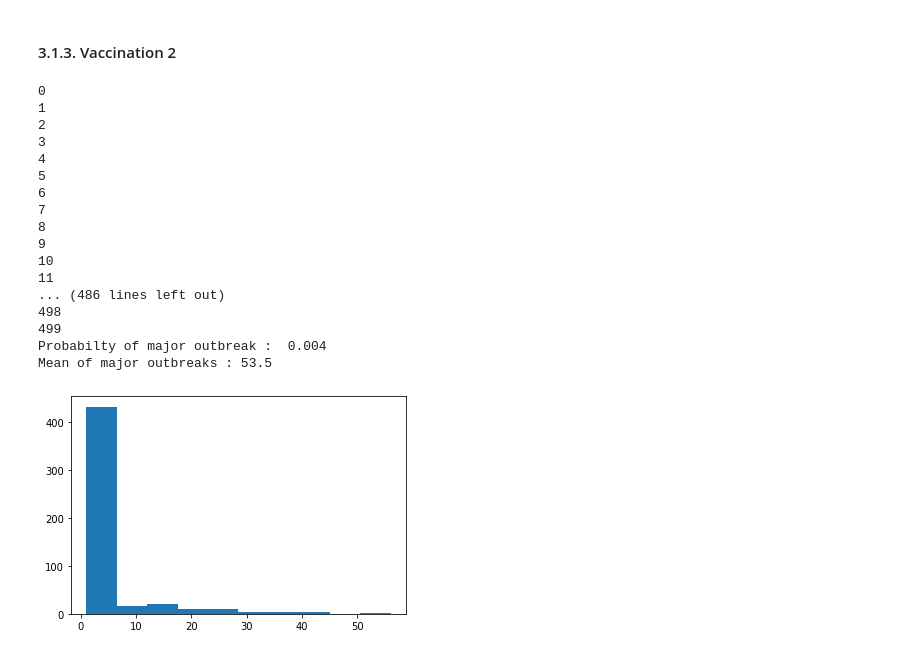
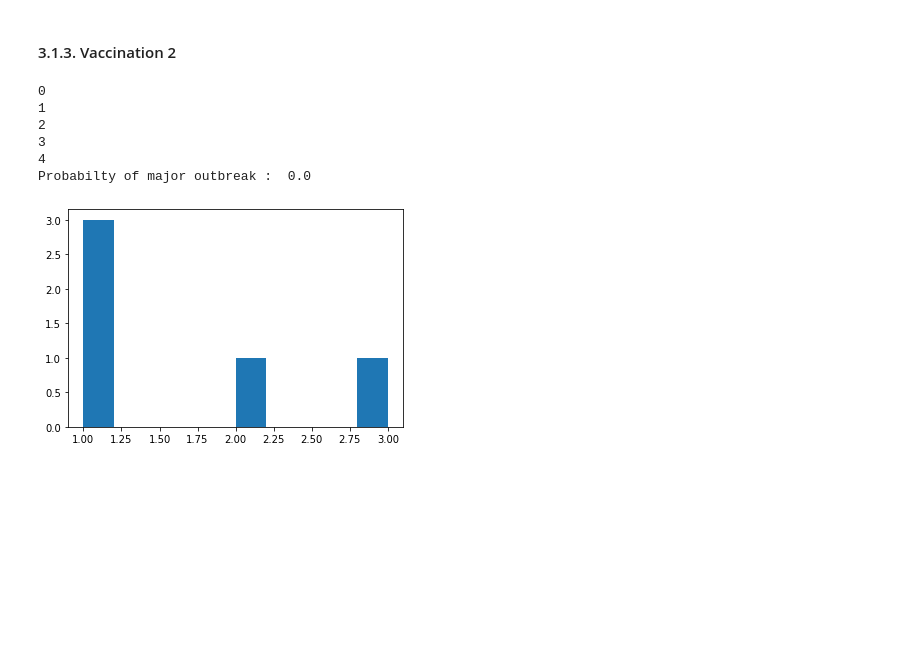
Before and after one commit to Raelag0112/Epidemio, a Jupyter notebook: Epidémio.ipynb, the cells around one changed output. Cells and saved outputs as stored; diff of their text form; code cells hidden in the pictures; blank space fills up the shorter version.

```diff
--- a/Epidémio.ipynb
+++ b/Epidémio.ipynb
@@ -481,23 +483,12 @@ Mean of major outbreaks : 454.25
 # %% [markdown]
 #### 3.1.3. Vaccination 2 ####
 # %%
-simul(distrib="HT", scenario="V2", n_sim=500)
+simul(distrib="HT", scenario="V2")
 # %% [output]
 0
 1
 2
 3
 4
-5
-6
-7
-8
-9
-10
-11
-... (486 lines left out)
-498
-499
-Probabilty of major outbreak :  0.004
-Mean of major outbreaks : 53.5
+Probabilty of major outbreak :  0.0
-[figure, old version]
+[figure, new version]
```
Also changed, not shown: parts of 14 cells of this notebook.
